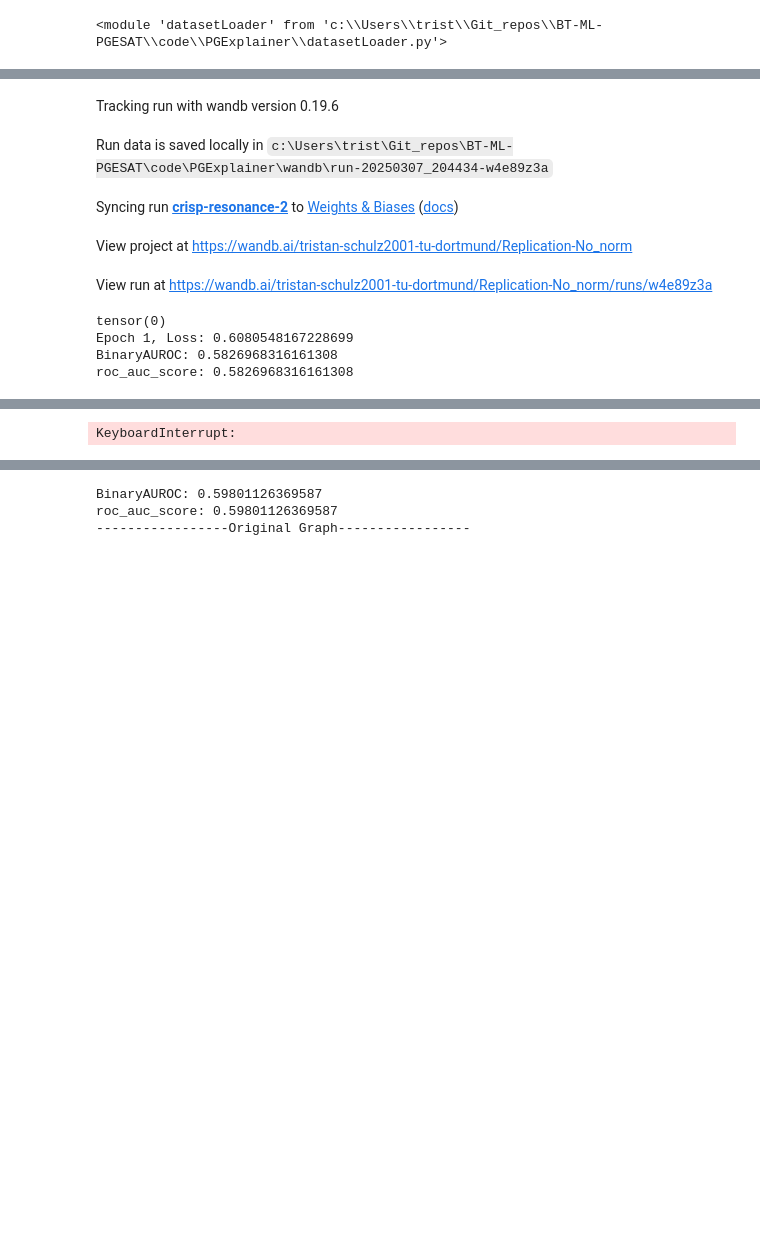
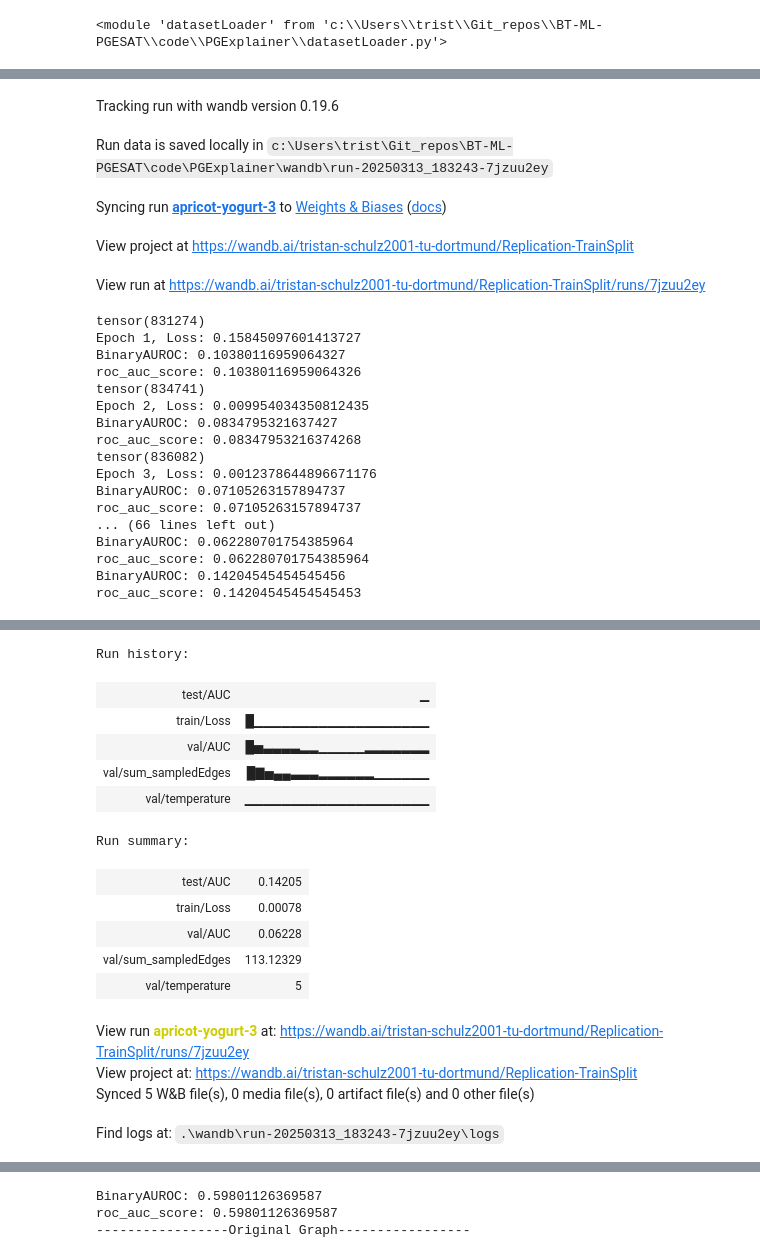
Before and after one commit to TrstnSch/BT-ML-PGESAT, a Jupyter notebook: code/PGExplainer/test.ipynb, the cells around one changed output, grey strips where cells are left out. Drawn from its saved outputs; the diff is of its cells as text; code cells hidden in the pictures; blank space fills up the shorter version.

```diff
--- a/code/PGExplainer/test.ipynb
+++ b/code/PGExplainer/test.ipynb
@@ -45 +51,3 @@ dataset="BA-2Motif"
+# %%
+dataset="Tree-Grid"
 # %%
@@ -48,14 +95,27 @@ wandb.agent(sweep_id, trainExplainer.trainExplainer)
 # TODO: Probably best to load data here once and pass to each task?
 importlib.reload(evaluation)
 
-mlp, downstreamTask = trainExplainer.trainExplainer(dataset=dataset, save_model=False, wandb_project="Replication-No_norm", runSeed=None)
+mlp, downstreamTask = trainExplainer_trainSplit.trainExplainer(dataset=dataset, save_model=False, wandb_project="Replication-TrainSplit", runSeed=0)
 # %% [output]
 Tracking run with wandb version 0.19.6
-Run data is saved locally in c:\Users\trist\Git_repos\BT-ML-PGESAT\code\PGExplainer\wandb\run-20250307_204434-w4e89z3a
+Run data is saved locally in c:\Users\trist\Git_repos\BT-ML-PGESAT\code\PGExplainer\wandb\run-20250313_183243-7jzuu2ey
-Syncing run crisp-resonance-2 to Weights & Biases (docs)
+Syncing run apricot-yogurt-3 to Weights & Biases (docs)
-View project at https://wandb.ai/tristan-schulz2001-tu-dortmund/Replication-No_norm
+View project at https://wandb.ai/tristan-schulz2001-tu-dortmund/Replication-TrainSplit
-View run at https://wandb.ai/tristan-schulz2001-tu-dortmund/Replication-No_norm/runs/w4e89z3a
+View run at https://wandb.ai/tristan-schulz2001-tu-dortmund/Replication-TrainSplit/runs/7jzuu2ey
-tensor(0)
-Epoch 1, Loss: 0.6080548167228699
-BinaryAUROC: 0.5826968316161308
-roc_auc_score: 0.5826968316161308
+tensor(831274)
+Epoch 1, Loss: 0.15845097601413727
+BinaryAUROC: 0.10380116959064327
+roc_auc_score: 0.10380116959064326
+tensor(834741)
+Epoch 2, Loss: 0.009954034350812435
+BinaryAUROC: 0.0834795321637427
+roc_auc_score: 0.08347953216374268
+tensor(836082)
+Epoch 3, Loss: 0.0012378644896671176
+BinaryAUROC: 0.07105263157894737
+roc_auc_score: 0.07105263157894737
+... (66 lines left out)
+BinaryAUROC: 0.062280701754385964
+roc_auc_score: 0.062280701754385964
+BinaryAUROC: 0.14204545454545456
+roc_auc_score: 0.14204545454545453
@@ -62 +123,16 @@ roc_auc_score: 0.5826968316161308
-KeyboardInterrupt:
+Run history:
+| test/AUC | ▁ |
+| train/Loss | █▁▁▁▁▁▁▁▁▁▁▁▁▁▁▁▁▁▁▁ |
+| val/AUC | █▅▃▃▃▃▂▂▁▁▁▁▁▂▂▂▂▂▂▂ |
+| val/sum_sampledEdges | █▇▅▄▄▃▃▃▂▂▂▂▂▂▁▁▁▁▁▁ |
+| val/temperature | ▁▁▁▁▁▁▁▁▁▁▁▁▁▁▁▁▁▁▁▁ |
+Run summary:
+| test/AUC | 0.14205 |
+| train/Loss | 0.00078 |
+| val/AUC | 0.06228 |
+| val/sum_sampledEdges | 113.12329 |
+| val/temperature | 5 |
+View run apricot-yogurt-3 at: https://wandb.ai/tristan-schulz2001-tu-dortmund/Replication-TrainSplit/runs/7jzuu2ey
+View project at: https://wandb.ai/tristan-schulz2001-tu-dortmund/Replication-TrainSplit
+Synced 5 W&B file(s), 0 media file(s), 0 artifact file(s) and 0 other file(s)
+Find logs at: .\wandb\run-20250313_183243-7jzuu2ey\logs
```
Also changed, not shown: parts of 7 cells of this notebook, 10 other files.
